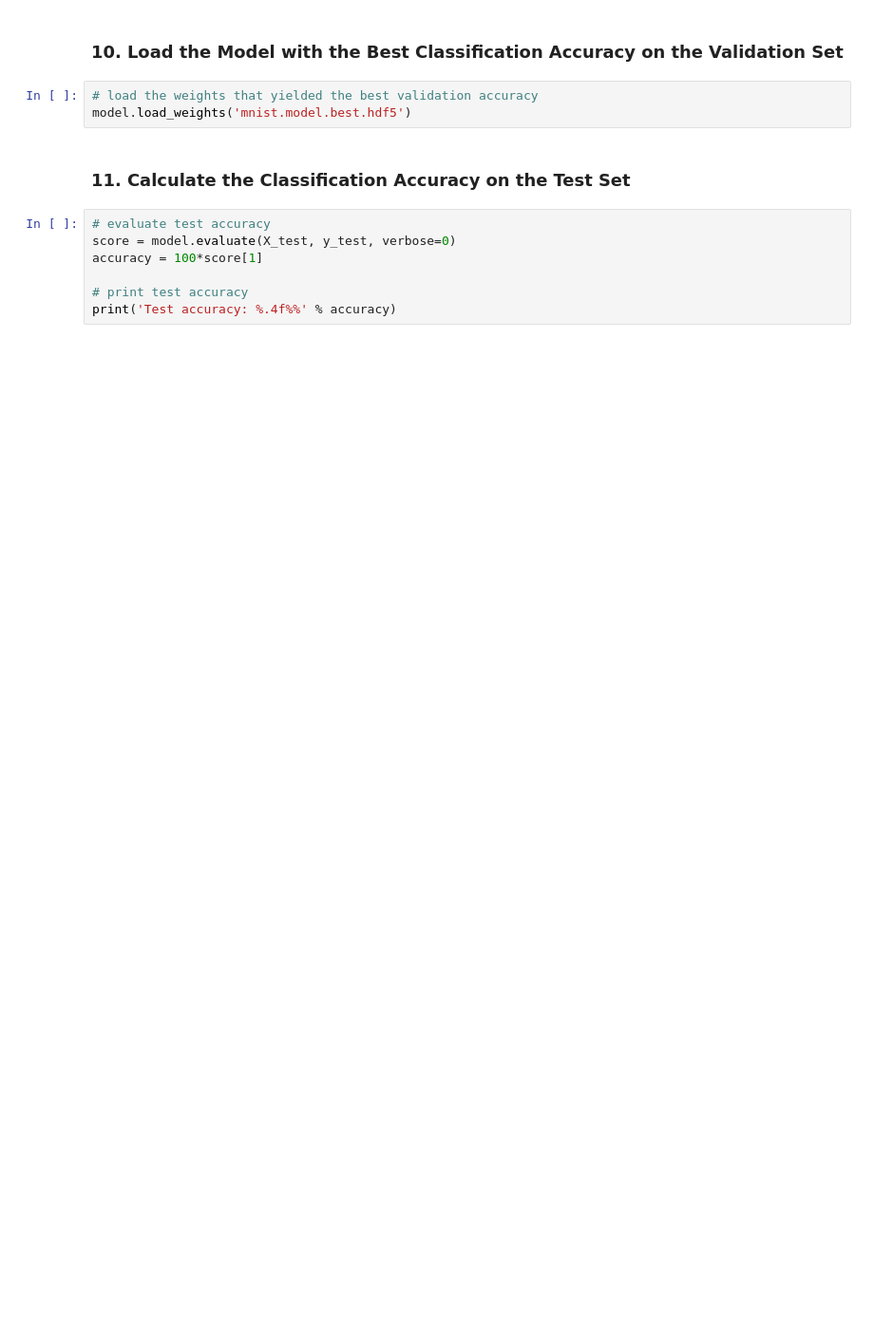
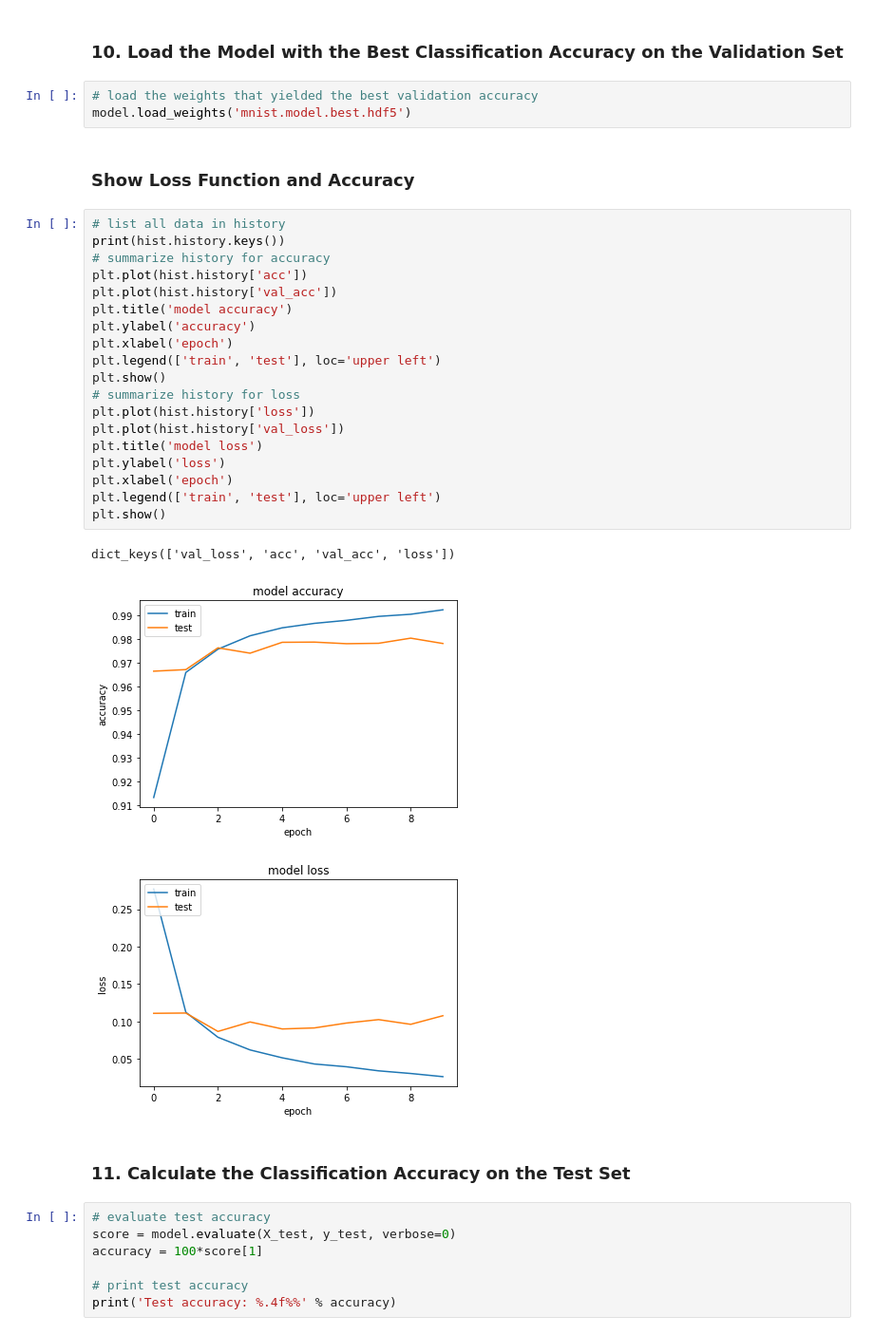
Before and after one commit to swaption2009/aind2-cnn, a Jupyter notebook: mnist-mlp/mnist_mlp.ipynb, the cells around one changed output. Shown at 95% size. Saved outputs shown, nothing was run; the diff lists cells and outputs as text; blank space fills up the shorter version.

Commit message:
add loss function and accuracy graphs

```diff
--- a/mnist-mlp/mnist_mlp.ipynb
+++ b/mnist-mlp/mnist_mlp.ipynb
@@ -180,6 +178,31 @@ Epoch 10/10
 # %%
 # load the weights that yielded the best validation accuracy
 model.load_weights('mnist.model.best.hdf5')
+# %% [markdown]
+### Show Loss Function and Accuracy
+# %%
+# list all data in history
+print(hist.history.keys())
+# summarize history for accuracy
+plt.plot(hist.history['acc'])
+plt.plot(hist.history['val_acc'])
+plt.title('model accuracy')
+plt.ylabel('accuracy')
+plt.xlabel('epoch')
+plt.legend(['train', 'test'], loc='upper left')
+plt.show()
+# summarize history for loss
+plt.plot(hist.history['loss'])
+plt.plot(hist.history['val_loss'])
+plt.title('model loss')
+plt.ylabel('loss')
+plt.xlabel('epoch')
+plt.legend(['train', 'test'], loc='upper left')
+plt.show()
+# %% [output]
+dict_keys(['val_loss', 'acc', 'val_acc', 'loss'])
+[figure, added]
+[figure, added]
 # %% [markdown]
 ### 11. Calculate the Classification Accuracy on the Test Set
 # %%
```
Also changed, not shown: parts of 5 cells of this notebook, 1 other file.
